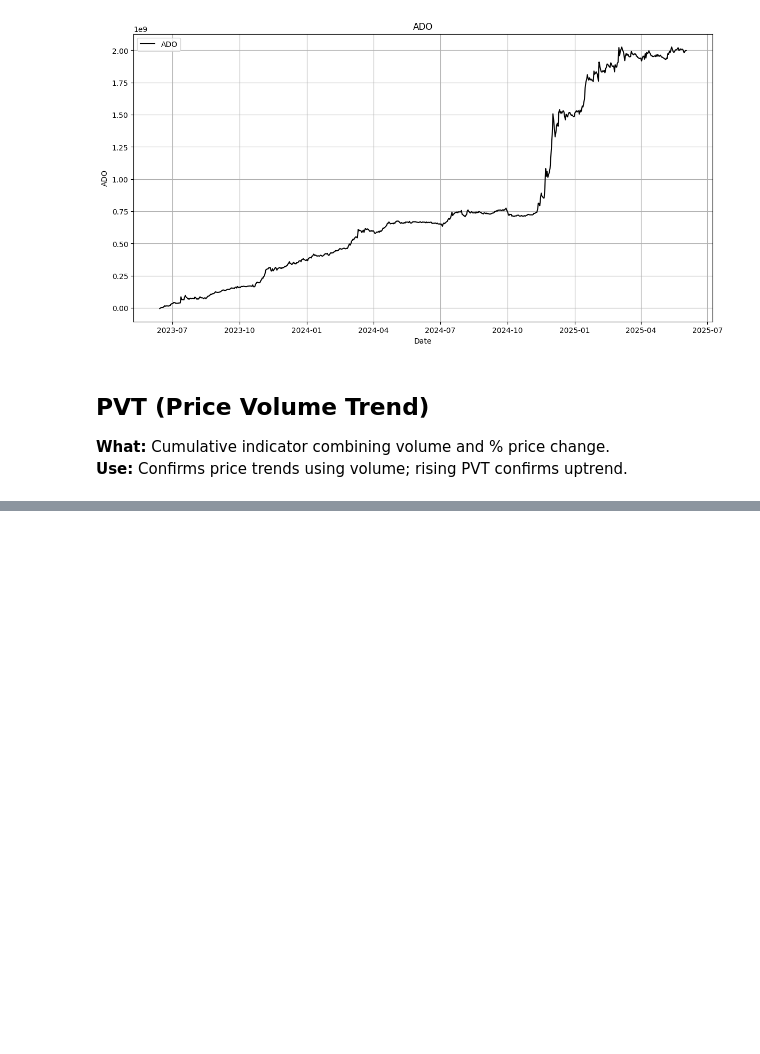
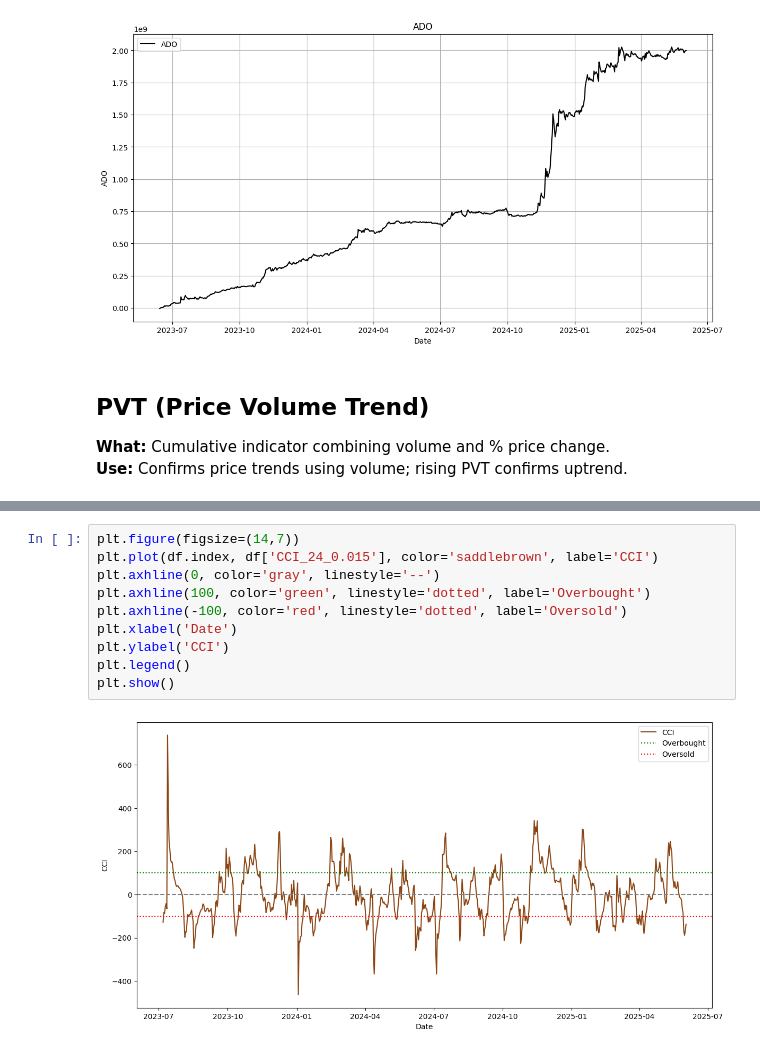
Before and after one commit to Ahkylez/Crypto-Indicators, a Jupyter notebook: crypto_indicators.ipynb, the cells around one changed output, grey strips where cells are left out. Drawn from its saved outputs; the diff is of its cells as text; blank space fills up the shorter version.

```diff
--- a/crypto_indicators.ipynb
+++ b/crypto_indicators.ipynb
@@ -275,0 +298,12 @@ plt.show()
+# %%
+plt.figure(figsize=(14,7))
+plt.plot(df.index, df['CCI_24_0.015'], color='saddlebrown', label='CCI')
+plt.axhline(0, color='gray', linestyle='--')
+plt.axhline(100, color='green', linestyle='dotted', label='Overbought')
+plt.axhline(-100, color='red', linestyle='dotted', label='Oversold')
+plt.xlabel('Date')
+plt.ylabel('CCI')
+plt.legend()
+plt.show()
+# %% [output]
+[figure, added]
```
Also changed, not shown: parts of 18 cells of this notebook.
